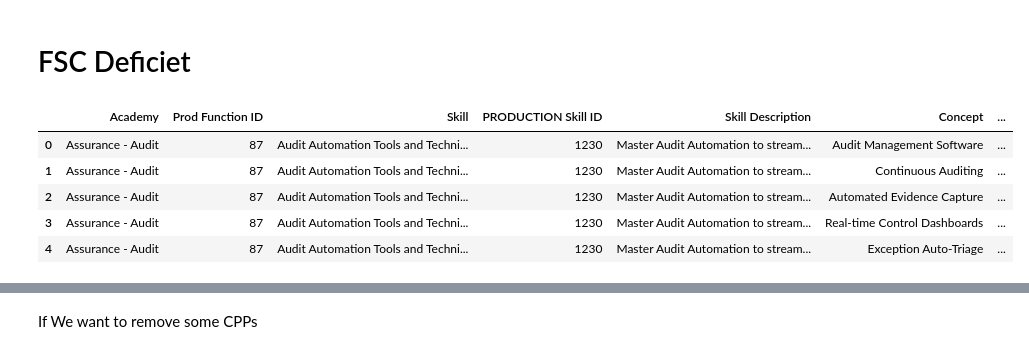
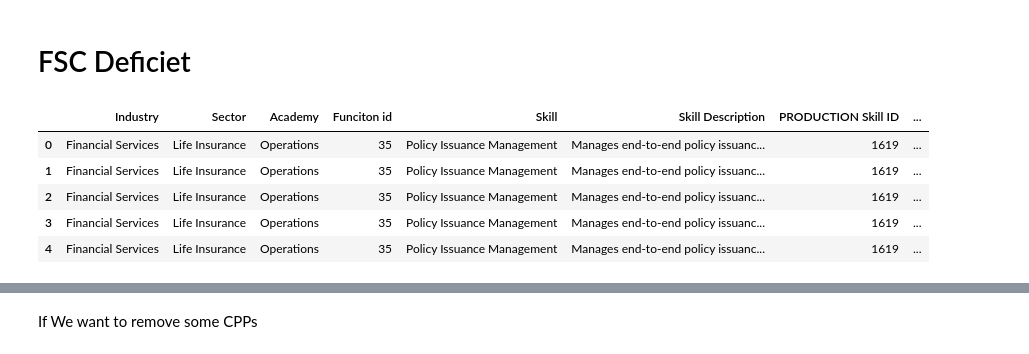
Before and after one commit to Wizrprivatelimited/deficit-and-reco-, a Jupyter notebook: FSC Deficit_NEW_kotak.ipynb, the cells around one changed output, grey strips where cells are left out. Saved outputs shown, nothing was run; the diff lists cells and outputs as text; code cells hidden in the pictures.

```diff
--- a/FSC Deficit_NEW_kotak.ipynb
+++ b/FSC Deficit_NEW_kotak.ipynb
@@ -5,17 +5,17 @@ import pandas as pd
 # %%
 #Function,Prod Function ID,Skill,PRODUCTION Skill ID,Skill Description,Concept,Concept Description,PRODUCTION Concepts ID,Concat,product_id
 
 
 #load FSC master excel
-df1 = pd.read_excel(r"C:\Users\taslim.siddiqui\Downloads\KOTAK Course + Deficit Tracker_Data added (4).xlsx",sheet_name='Kotak FSC Master')
+df1 = pd.read_excel(r"C:\Users\taslim.siddiqui\Downloads\Operations - FSC - ABSLI V3 5.xlsx",sheet_name='Operation FSC')
 df1.head()
 # %% [output]
-|  | Academy | Prod Function ID | Skill | PRODUCTION Skill ID | Skill Description | Concept | ... |
-| 0 | Assurance - Audit | 87 | Audit Automation Tools and Techni... | 1230 | Master Audit Automation to stream... | Audit Management Software | ... |
-| 1 | Assurance - Audit | 87 | Audit Automation Tools and Techni... | 1230 | Master Audit Automation to stream... | Continuous Auditing | ... |
-| 2 | Assurance - Audit | 87 | Audit Automation Tools and Techni... | 1230 | Master Audit Automation to stream... | Automated Evidence Capture | ... |
-| 3 | Assurance - Audit | 87 | Audit Automation Tools and Techni... | 1230 | Master Audit Automation to stream... | Real-time Control Dashboards | ... |
-| 4 | Assurance - Audit | 87 | Audit Automation Tools and Techni... | 1230 | Master Audit Automation to stream... | Exception Auto-Triage | ... |
+|  | Industry | Sector | Academy | Funciton id | Skill | Skill Description | PRODUCTION Skill ID | ... |
+| 0 | Financial Services | Life Insurance | Operations | 35 | Policy Issuance Management | Manages end-to-end policy issuanc... | 1619 | ... |
+| 1 | Financial Services | Life Insurance | Operations | 35 | Policy Issuance Management | Manages end-to-end policy issuanc... | 1619 | ... |
+| 2 | Financial Services | Life Insurance | Operations | 35 | Policy Issuance Management | Manages end-to-end policy issuanc... | 1619 | ... |
+| 3 | Financial Services | Life Insurance | Operations | 35 | Policy Issuance Management | Manages end-to-end policy issuanc... | 1619 | ... |
+| 4 | Financial Services | Life Insurance | Operations | 35 | Policy Issuance Management | Manages end-to-end policy issuanc... | 1619 | ... |
 # %%
 #product_name,course_level,skill_id,concepts,product_id
 #load data file
```
Also changed, not shown: parts of 21 cells of this notebook, 1 other file.
